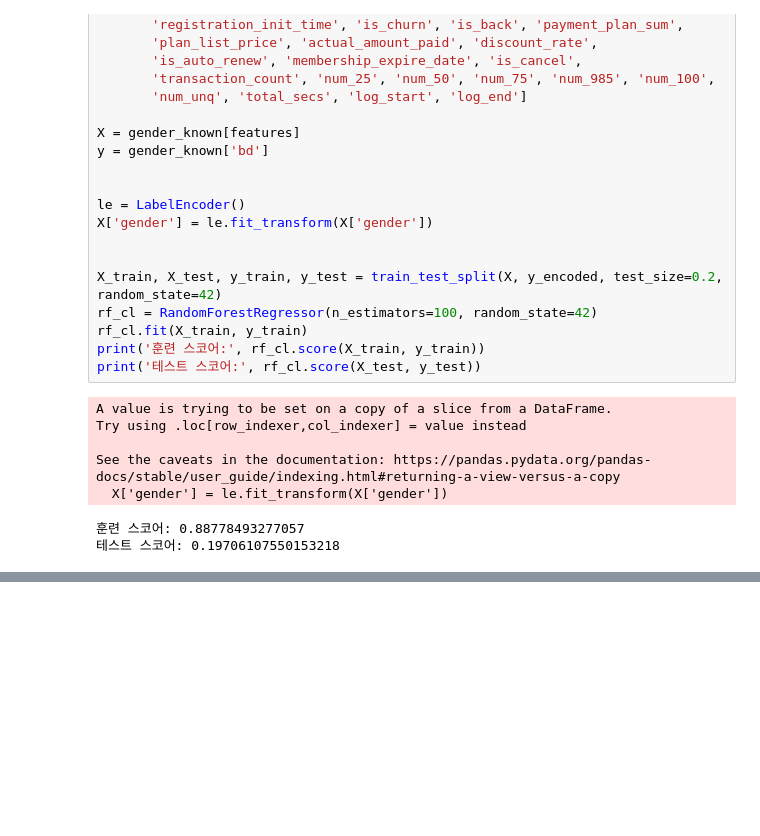
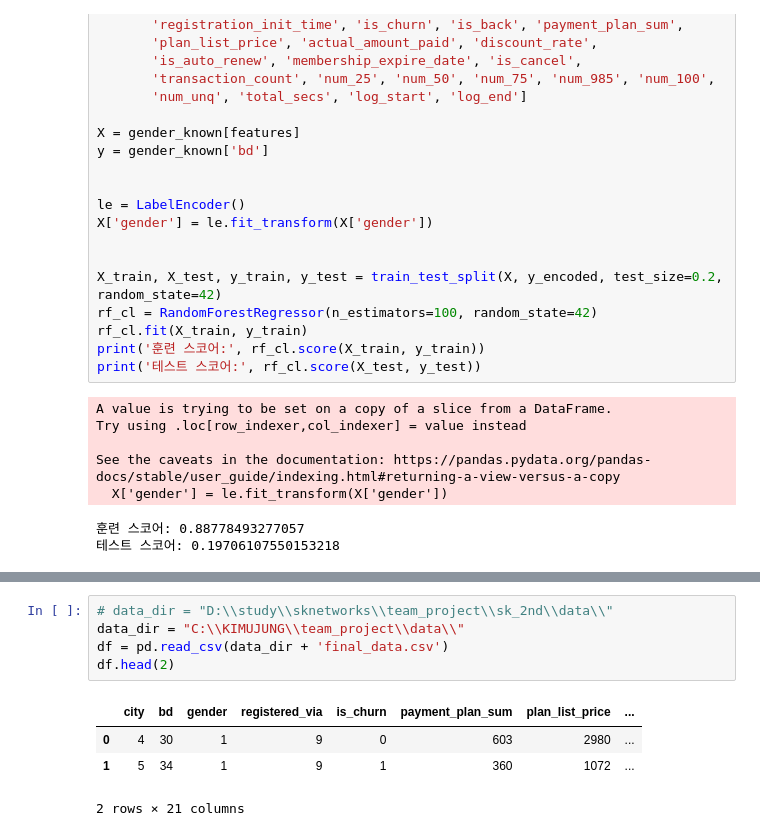
Before and after one commit to SKNETWORKS-FAMILY-AICAMP/SKN09-2nd-2Team, a Jupyter notebook: kimujung/tmp_1.ipynb, the cells around one changed output, grey strips where cells are left out. Cells and saved outputs as stored; diff of their text form; blank space fills up the shorter version.

```diff
--- a/kimujung/tmp_1.ipynb
+++ b/kimujung/tmp_1.ipynb
@@ -234,0 +256,10 @@ See the caveats in the documentation: https://pandas.pydata.org/pandas-docs/stab
+# %%
+# data_dir = "D:\\study\\sknetworks\\team_project\\sk_2nd\\data\\"
+data_dir = "C:\\KIMUJUNG\\team_project\\data\\"
+df = pd.read_csv(data_dir + 'final_data.csv')
+df.head(2)
+# %% [output]
+|  | city | bd | gender | registered_via | is_churn | payment_plan_sum | plan_list_price | ... |
+| 0 | 4 | 30 | 1 | 9 | 0 | 603 | 2980 | ... |
+| 1 | 5 | 34 | 1 | 9 | 1 | 360 | 1072 | ... |
+2 rows × 21 columns
```
Also changed, not shown: parts of 8 cells of this notebook, 13 other files.
